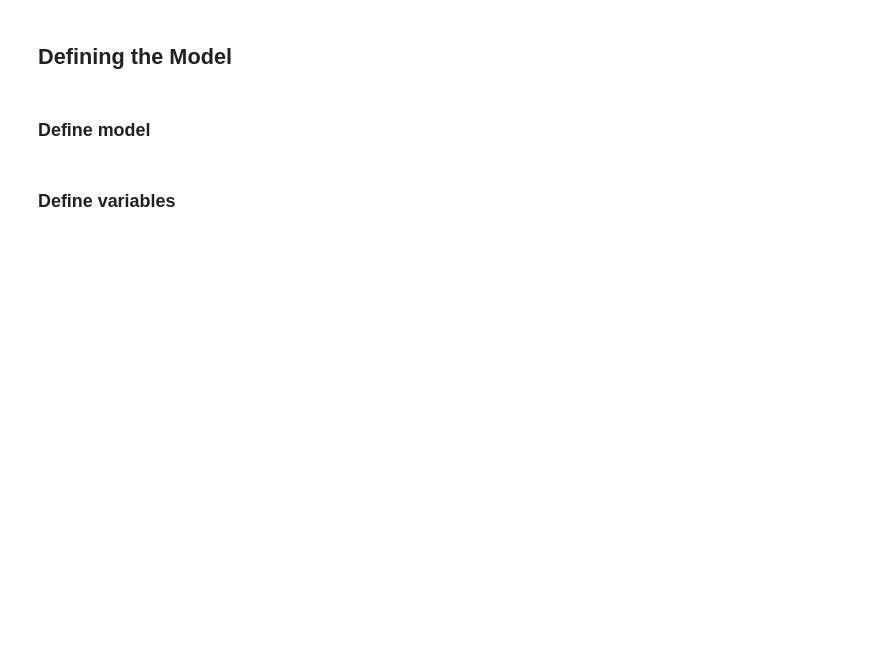
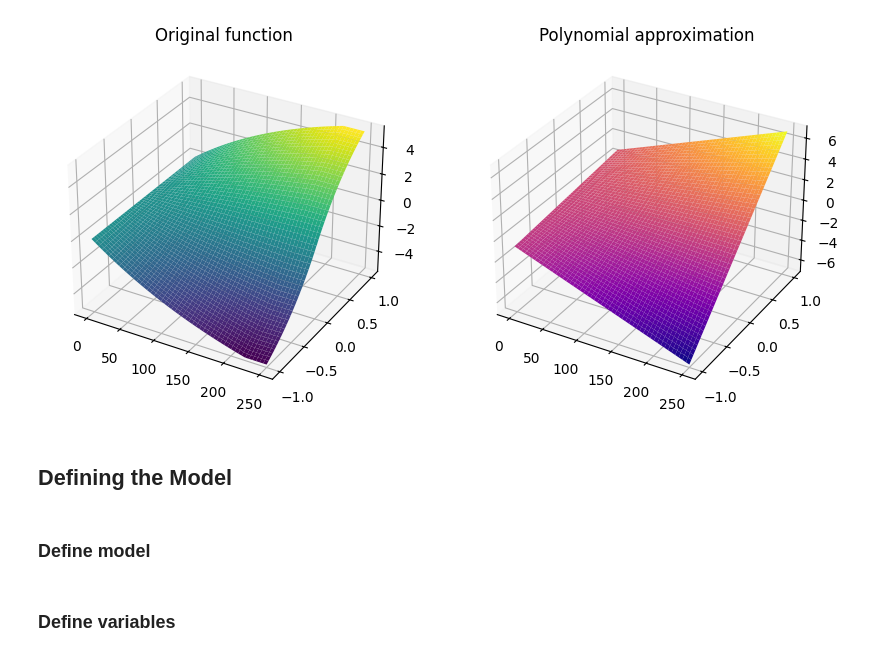
Before and after one commit to savino-a/MSC-Project, a Jupyter notebook: Code/Alstom_model/sol_poly.ipynb, the cells around one changed output. Saved outputs shown, nothing was run; the diff lists cells and outputs as text; code cells hidden in the pictures; blank space fills up the shorter version.

```diff
--- a/Code/Alstom_model/sol_poly.ipynb
+++ b/Code/Alstom_model/sol_poly.ipynb
@@ -46,0 +152,81 @@ A, B, C, m, v_max, p_max, c_max = 0.632, 40.7, 3900, 320000, 220, 4305220, 32000
+# %%
+def cost(V, demand):
+    F_max = 1
+    V_max = 220
+    F = demand
+    p_max = 4305220
+    c_max = 320000
+    V_safe = min(V, V_max)
+    # Ensure V is within a safe range for math.exp
+    c = (
+        (1 - math.exp(-V_safe / (V_max + 0.001)))
+        * math.tanh(100 * F)
+        * (1 - math.exp(-abs(F) / (F_max + 0.001)))
+    )
+    Puti = (c / c_max) * p_max
+    # For now we ignore regen braking
+    '''if Puti < 0:
+        Puti = 0
+    elif Puti > p_max:
+        Puti = p_max'''
+    return Puti
+
+
+# Define the domain
+a_x, b_x = 0, 250
+a_y, b_y = -1, 1
+n = 1  # degree in x
+m = 1  # degree in y
+
+# Create the interpolation points (equally spaced)
+x_points = np.linspace(a_x, b_x, 1000)
+y_points = np.linspace(a_y, b_y, 1000)
+X, Y = np.meshgrid(x_points, y_points, indexing="ij")
+Z = np.eye(1000)
+for i in range(len(x_points)):
+    for j in range(len(y_points)):
+        x = x_points[i]
+        y = y_points[j]
+        Z[i, j] = cost(x, y)
+
+
+# Build the Vandermonde matrix for 2D
+x_flat = X.ravel()
+y_flat = Y.ravel()
+
+A = np.vstack([(x_flat**i) * (y_flat**j) for i in range(n + 1) for j in range(m + 1)]).T
+
+b = Z.ravel()
+coeffs_pow, _, _, _ = np.linalg.lstsq(A, b, rcond=None)
+print(f"The polynomial is: {coeffs_pow[0]} + {coeffs_pow[1]}*x + {coeffs_pow[2]}*y + {coeffs_pow[3]}*x*y")
+
+
+# Define the polynomial function
+def Ppower(x, y):
+    val = 0
+    idx = 0
+    for i in range(n + 1):
+        for j in range(m + 1):
+            val += coeffs_pow[idx] * (x**i) * (y**j)
+            idx += 1
+    return val
+
+
+# Evaluation grid
+x_eval = x_points
+y_eval = y_points
+X_eval, Y_eval = np.meshgrid(x_eval, y_eval, indexing="ij")
+Z_eval = Ppower(X_eval, Y_eval)
+
+# Plot
+fig = plt.figure(figsize=(10, 5))
+ax = fig.add_subplot(121, projection="3d")
+ax.plot_surface(X_eval, Y_eval, Z, cmap="viridis")
+ax.set_title("Original function")
+
+ax2 = fig.add_subplot(122, projection="3d")
+ax2.plot_surface(X_eval, Y_eval, Z_eval, cmap="plasma")
+ax2.set_title("Polynomial approximation")
+
+plt.show()
+# %% [output]
@@ -47,3 +234,4 @@ A, B, C, m, v_max, p_max, c_max = 0.632, 40.7, 3900, 320000, 220, 4305220, 32000
+[figure, added]
 # %% [markdown]
 ## Defining the Model
 # %% [markdown]
```
Also changed, not shown: parts of 38 cells of this notebook.
